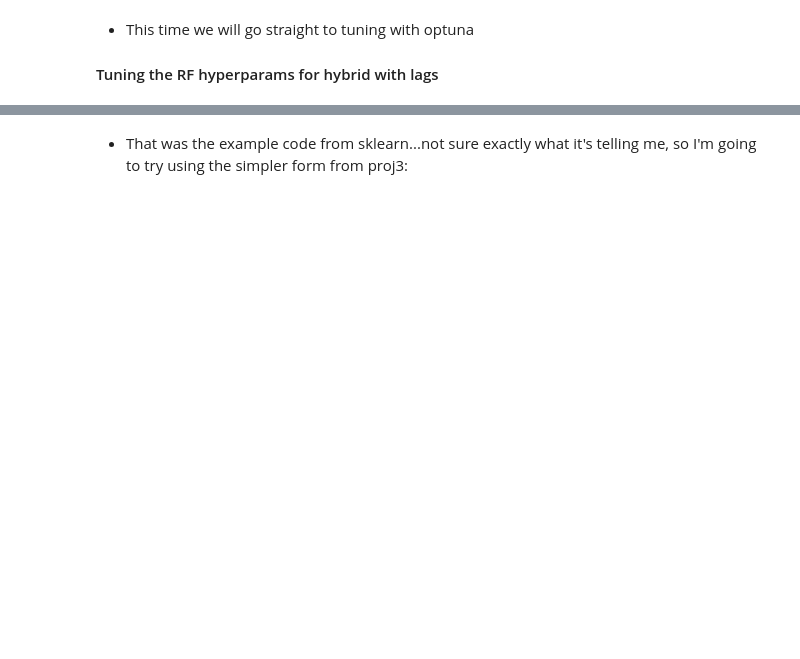
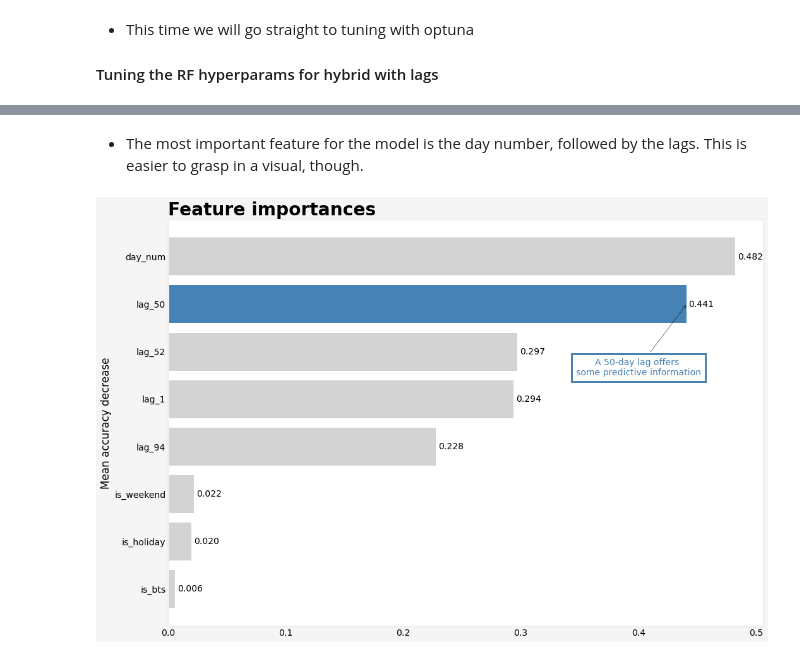
Before and after one commit to JacobTews/simple_time_series, a Jupyter notebook: time_series_analysis.ipynb, the cells around one changed output, grey strips where cells are left out. Drawn from its saved outputs; the diff is of its cells as text; code cells hidden in the pictures; blank space fills up the shorter version.

```diff
--- a/time_series_analysis.ipynb
+++ b/time_series_analysis.ipynb
@@ -180,7 +182,7 @@ class BoostedHybrid:
     '''
     Runs model_1 on data, then runs model_2 on residuals of model_1
 
-    In practice model_1 detrends the data then model_2 uses a ML algorithm to forecast target values on detrended data
+    In practice, model_1 detrends the data then model_2 uses a ML algorithm to forecast target values on detrended data
     '''
 
     def __init__(self, model_1, model_2, lags=[]):
@@ -387,3 +384,4 @@ df['is_bts'] = df['Order Date'].apply(lambda x: 1 if x.month == 8 else 0)
 # %%
-X_2_feats = df.loc[:, ['day_num', 'lag_1', 'lag_50', 'is_weekend', 'is_holiday', 'is_bts']].dropna()
+# Create a new df which has all available features
+X_2_feats = df.loc[:, ['day_num', 'lag_1', 'lag_50', 'lag_52', 'lag_94', 'is_weekend', 'is_holiday', 'is_bts']].dropna()
 # %%
@@ -473,27 +498,38 @@ for i in r.importances_mean.argsort()[::-1]:
-# %% [markdown]
-* That was the example code from sklearn...not sure exactly what it's telling me, so I'm going to try using the simpler form from proj3:
+# %% [markdown]
+* The most important feature for the model is the day number, followed by the lags. This is easier to grasp in a visual, though.
 # %%
 forest_importances = pd.Series(r.importances_mean, index=X_2_feats.columns).sort_values()
 # %%
 fig, ax = plt.subplots(figsize=(15, 10))
 
-colors = ['lightgray', 'lightgray', 'lightgray', 'lightgray', 'steelblue', 'lightgray']
+colors = ['lightgray', 'lightgray', 'lightgray', 'lightgray', 'lightgray', 'lightgray', 'steelblue', 'lightgray']
 
 bars = ax.barh(forest_importances.index, forest_importances, color=colors)
 
-
+fig.set_facecolor('whitesmoke')
 _ = ax.bar_label(bars, padding=4, fmt='%.3f')
 # forest_importances.plot.barh(yerr=result.importances_std, ax=ax)
-_ = ax.set_title("Feature importances")
-_ = ax.set_ylabel("Mean accuracy decrease")
-ax.set_facecolor('whitesmoke')
+_ = ax.set_title('Feature importances',
+                 loc='left',
+                 fontdict={
+                     'fontsize': 28,
+                     'fontweight': 'bold'
+                 }
+                )
+_ = ax.set_ylabel('Mean accuracy decrease')
+ax.set_facecolor('white')
 ax.grid(visible=False)
 ax.annotate(
-    text='A 50-day lag offers some predictive information',
-    xy=(0.593, 4),
-    xytext=(0.4, 2),
-    arrowprops=dict(arrowstyle="->", color='black', connectionstyle="arc3")
+    text='A 50-day lag offers \nsome predictive information',
+    color='steelblue',
+    ha='center',
+    xy=(0.441, 6),
+    xytext=(0.4, 4.5),
+    arrowprops=dict(arrowstyle='->', color='black', connectionstyle='arc3'),
+    bbox=dict(fc='white', ec='steelblue', lw=3, pad=7)
 )
 fig.tight_layout()
 plt.show()
 fig.savefig('viz/rf_feature_importances.png')
+# %% [output]
+[figure, added]
```
Also changed, not shown: parts of 37 cells of this notebook, 2 other files.
